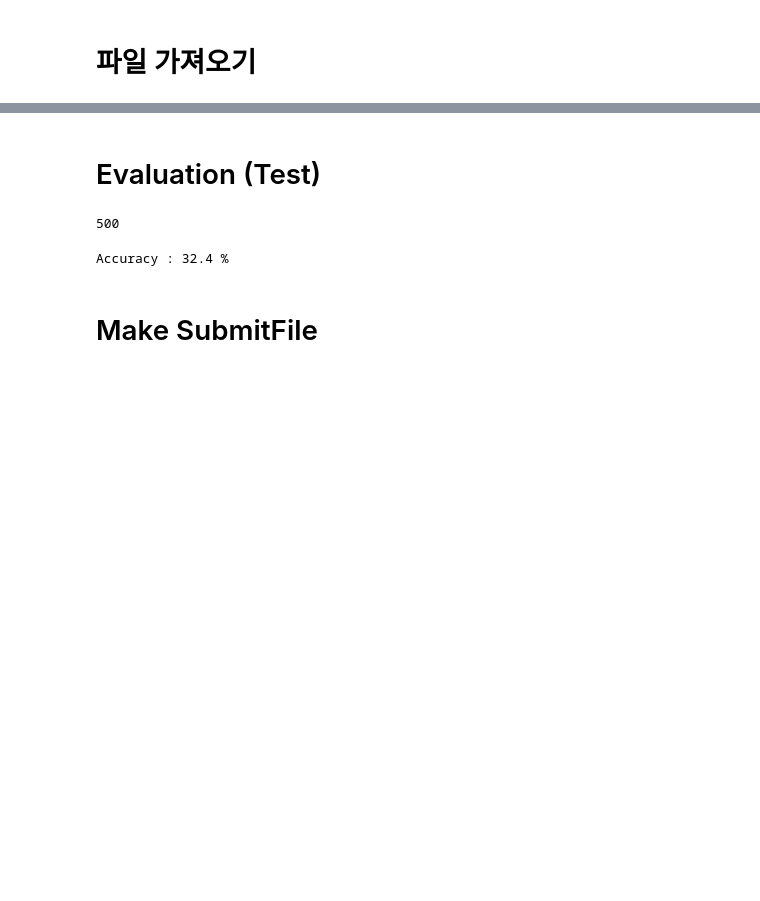
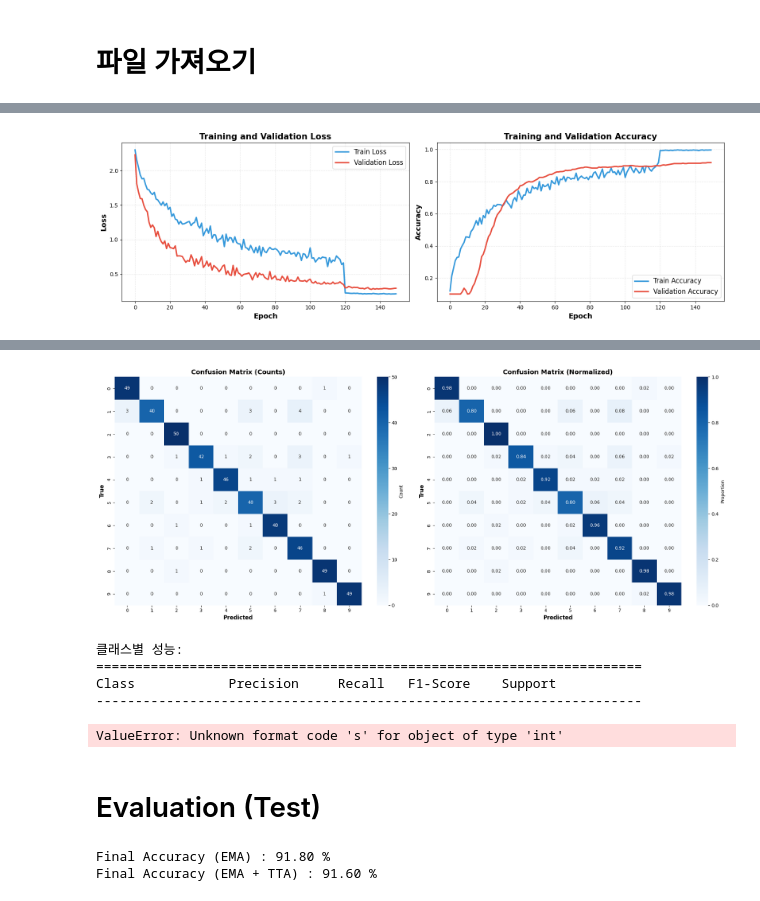
Before and after one commit to DongSearch/Miniproject_Kaggel1, a Jupyter notebook: project1.ipynb, the cells around one changed output, grey strips where cells are left out. Saved outputs shown, nothing was run; the diff lists cells and outputs as text; code cells hidden in the pictures; blank space fills up the shorter version.

```diff
--- a/project1.ipynb
+++ b/project1.ipynb
@@ -82,5 +31,0 @@ test_data  train_data  train_data.csv
-# %%
-# 첫 10개의 학습 데이터 이름과 label 출력
-import pandas as pd
-train_df = pd.read_csv("data/train_data.csv")
-train_df.head(10)
@@ -384,30 +462,0 @@ Accuracy of the model on the test images: 32.4 %
-# %%
-def plot_history(history):
-    """
-    학습 이력 시각화
-    """
-    fig, axes = plt.subplots(1, 2, figsize=(16, 5))
-
-    # Loss 그래프
-    axes[0].plot(history['train_losses'], label='Train Loss', linewidth=2.5, color='#3498db')
-    axes[0].plot(history['val_losses'], label='Validation Loss', linewidth=2.5, color='#e74c3c')
-    axes[0].set_xlabel('Epoch', fontsize=13, fontweight='bold')
-    axes[0].set_ylabel('Loss', fontsize=13, fontweight='bold')
-    axes[0].set_title('Training and Validation Loss', fontsize=15, fontweight='bold')
-    axes[0].legend(fontsize=12, loc='upper right')
-    axes[0].grid(True, alpha=0.3, linestyle='--')
-
-    # Accuracy 그래프
-    axes[1].plot(history['train_accs'], label='Train Accuracy', linewidth=2.5, color='#3498db')
-    axes[1].plot(history['val_accs'], label='Validation Accuracy', linewidth=2.5, color='#e74c3c')
-    axes[1].set_xlabel('Epoch', fontsize=13, fontweight='bold')
-    axes[1].set_ylabel('Accuracy', fontsize=13, fontweight='bold')
-    axes[1].set_title('Training and Validation Accuracy', fontsize=15, fontweight='bold')
-    axes[1].legend(fontsize=12, loc='lower right')
-    axes[1].grid(True, alpha=0.3, linestyle='--')
-
-    plt.tight_layout()
-    plt.show()
-
-# 시각화
-plot_history(history)
@@ -413,0 +697,9 @@ plot_history(history)
+# %%
+plot_history(history)
+download_model(model)
+class_name = np.arange(10)
+y_pred, y_true, y_probs = get_all_predictions(model, val_loader, device)
+
+plot_confusion_matrix(y_true, y_pred,class_name)
+# %% [output]
+[figure, added]
@@ -414,24 +708,36 @@ plot_history(history)
+[figure, added]
+클래스별 성능:
+======================================================================
+Class            Precision     Recall   F1-Score    Support
+----------------------------------------------------------------------
+ValueError: Unknown format code 's' for object of type 'int'
 # %% [markdown]
 # Evaluation (Test)
-# %%
-len(val_loader.dataset)
-len(test_loader.dataset)
-# %% [output]
-500
 # %%
 correct = 0
-total = len(val_loader.dataset)
+correct_tta = 0
+total = 0
+
+eval_model = ema.module
+eval_model.eval()
 
 with torch.no_grad():
     for images, labels in val_loader:
         images = images.to(device)
         labels = labels.to(device)
+
         outputs = model(images)
-        _, predicted = torch.max(outputs, 1)
-        correct += torch.sum((predicted == labels)).item()
+        predicted = outputs.argmax(dim=1)
+        probs_tta = tta_predict(model, images)
+        predicted_tta = probs_tta.argmax(dim=1)
 
-print(f'Accuracy : {100 * correct / total} %')
+        total += labels.size(0)
+
+        correct += (predicted == labels).sum().item()
+        correct_tta += (predicted_tta == labels).sum().item()
+
+print(f'Final Accuracy (EMA) : {100 * correct / total:.2f} %')
+print(f'Final Accuracy (EMA + TTA) : {100 * correct_tta / total:.2f} %')
 # %% [output]
-Accuracy : 32.4 %
+Final Accuracy (EMA) : 91.80 %
+Final Accuracy (EMA + TTA) : 91.60 %
-# %% [markdown]
-# Make SubmitFile
```
Also changed, not shown: parts of 26 cells of this notebook, 1 other file.
